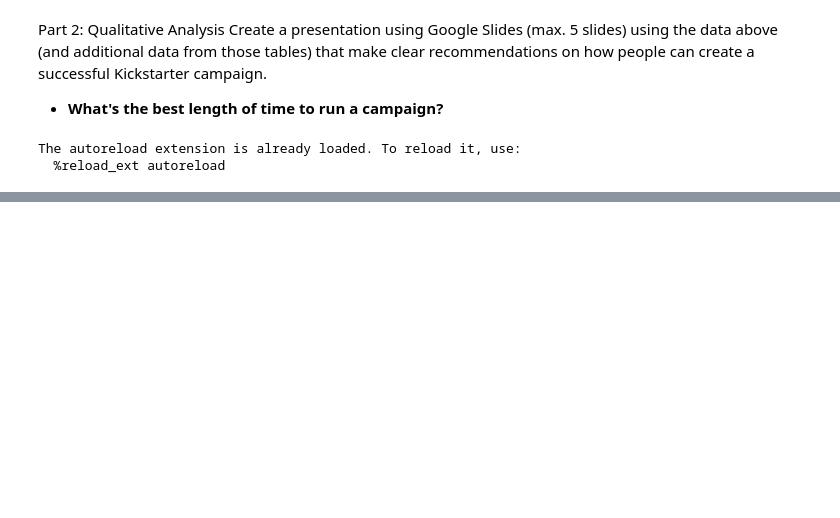
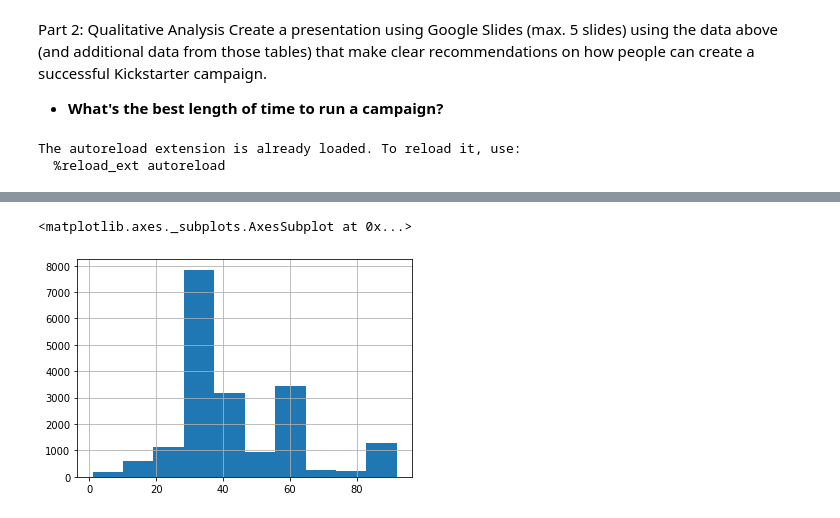
Before and after one commit to nygeog/general_assembly_data_analysis, a Jupyter notebook: part_2_a_best_length_time_campaign.ipynb, the cells around one changed output, grey strips where cells are left out. Cells and saved outputs as stored; diff of their text form; code cells hidden in the pictures; blank space fills up the shorter version.

```diff
--- a/part_2_a_best_length_time_campaign.ipynb
+++ b/part_2_a_best_length_time_campaign.ipynb
@@ -27,0 +71,5 @@ plt.scatter(df['funded percentage'], df.duration, s=df['funded percentage'])
+# %%
+dfmu.duration.hist()
+# %% [output]
+<matplotlib.axes._subplots.AxesSubplot at 0x...>
+[figure, added]
```
Also changed, not shown: parts of 7 cells of this notebook, 3 other files.
